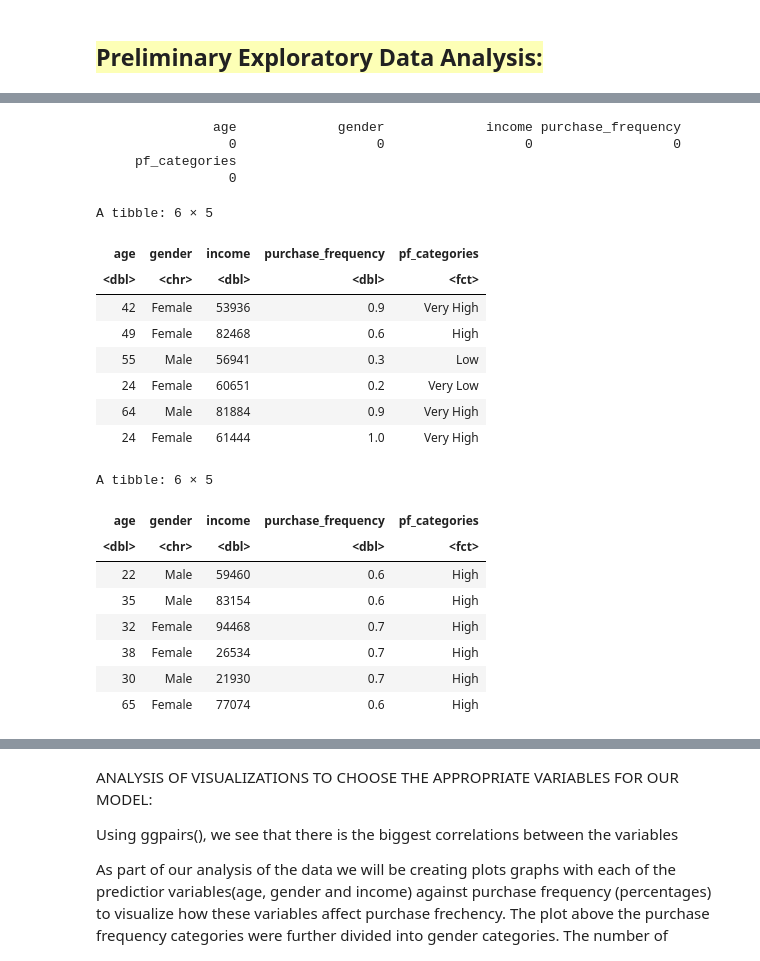
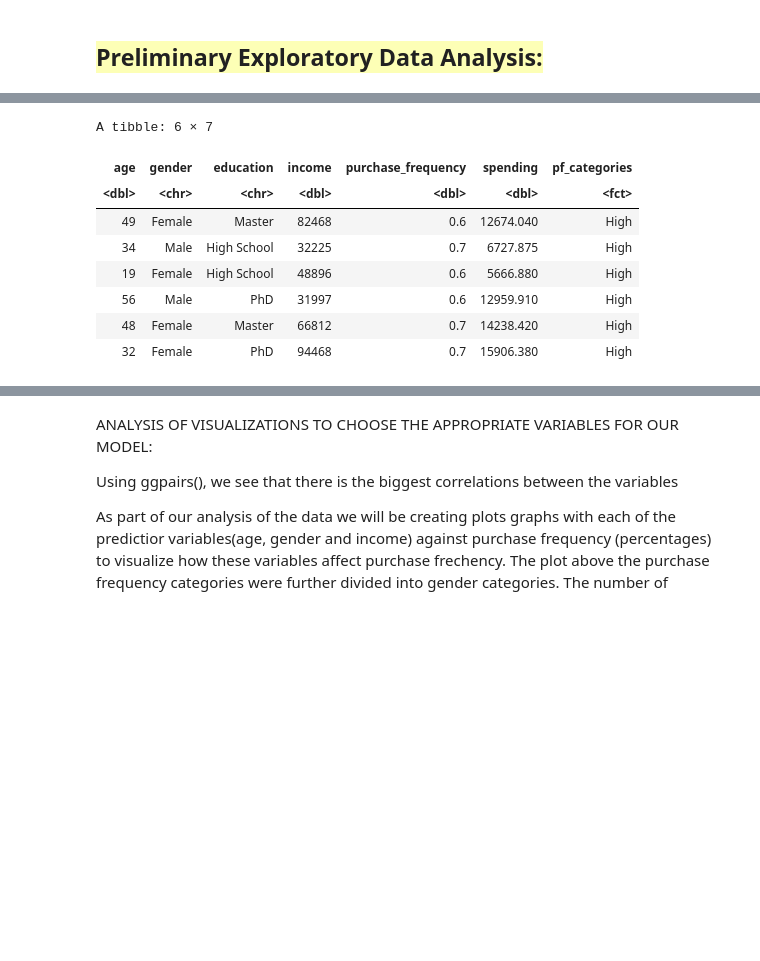
Before and after one commit to Kaylan-W/Dsci_project, a Jupyter notebook: final_doc.ipynb, the cells around one changed output, grey strips where cells are left out. Saved outputs shown, nothing was run; the diff lists cells and outputs as text; code cells hidden in the pictures; blank space fills up the shorter version.

```diff
--- a/final_doc.ipynb
+++ b/final_doc.ipynb
@@ -65,51 +65,35 @@ dbl (4): age, income, purchase_frequency, spending
 ℹ Use `spec()` to retrieve the full column specification for this data.
 ℹ Specify the column types or set `show_col_types = FALSE` to quiet this message.
 # %%
-# The data will be tidied by removing unused columns and creating a categorical variable from the
-# numerical purchase_frequency column to aid with later classification.
-data_downsized<- select(data, -name, -spending, -country, -education)
+# The data will be tidied by removing unused columns and creating categorical variables
+# from the columns purchase_frequency, gender, education to aid with later classification.
+data_downsized<- select(data, -name, -country)
+
+# Remove rows with NAs
+data_downsized <- na.omit(data_downsized)
+
+# Create a categorical variable for purchase frequency
 breakpoints <- c(0, 0.25, 0.5, 0.75, 1)
 labels <- c("Very Low", "Low", "High", "Very High")
 tidydata<- data_downsized %>% mutate(pf_categories = cut(data_downsized$purchase_frequency,
                                                     breakpoints, labels = labels, include.lowest = TRUE))
-
-# Check for NA values
-na_counts <- colSums(is.na(tidydata))
-# Print the counts of NA values
-print(na_counts)
-# Remove rows with NAs
-tidydata <- na.omit(tidydata)
 
 # Before any further processing, the original dataset will be split into training and testing datasets.
 # 75% of the data will be put into the training set.
 data_split <- initial_split(tidydata, prop = 0.75, strata = pf_categories)
 train_split <- training(data_split)
 test_split <- testing(data_split)
-
 head(train_split)
 # %% [output]
-               age             gender             income purchase_frequency
-                 0                  0                  0                  0
-     pf_categories
-                 0
+A tibble: 6 × 7
-A tibble: 6 × 5
-| age | gender | income | purchase_frequency | pf_categories |
-| <dbl> | <chr> | <dbl> | <dbl> | <fct> |
-| 42 | Female | 53936 | 0.9 | Very High |
-| 49 | Female | 82468 | 0.6 | High |
-| 55 | Male | 56941 | 0.3 | Low |
-| 24 | Female | 60651 | 0.2 | Very Low |
-| 64 | Male | 81884 | 0.9 | Very High |
-| 24 | Female | 61444 | 1.0 | Very High |
+| age | gender | education | income | purchase_frequency | spending | pf_categories |
+| <dbl> | <chr> | <chr> | <dbl> | <dbl> | <dbl> | <fct> |
+| 49 | Female | Master | 82468 | 0.6 | 12674.040 | High |
+| 34 | Male | High School | 32225 | 0.7 | 6727.875 | High |
+| 19 | Female | High School | 48896 | 0.6 | 5666.880 | High |
+| 56 | Male | PhD | 31997 | 0.6 | 12959.910 | High |
+| 48 | Female | Master | 66812 | 0.7 | 14238.420 | High |
+| 32 | Female | PhD | 94468 | 0.7 | 15906.380 | High |
-A tibble: 6 × 5
-| age | gender | income | purchase_frequency | pf_categories |
-| <dbl> | <chr> | <dbl> | <dbl> | <fct> |
-| 22 | Male | 59460 | 0.6 | High |
-| 35 | Male | 83154 | 0.6 | High |
-| 32 | Female | 94468 | 0.7 | High |
-| 38 | Female | 26534 | 0.7 | High |
-| 30 | Male | 21930 | 0.7 | High |
-| 65 | Female | 77074 | 0.6 | High |
 # %%
 options(repr.plot.width = 8, repr.plot.height = 8)
 
```
Also changed, not shown: parts of 2 cells of this notebook.
